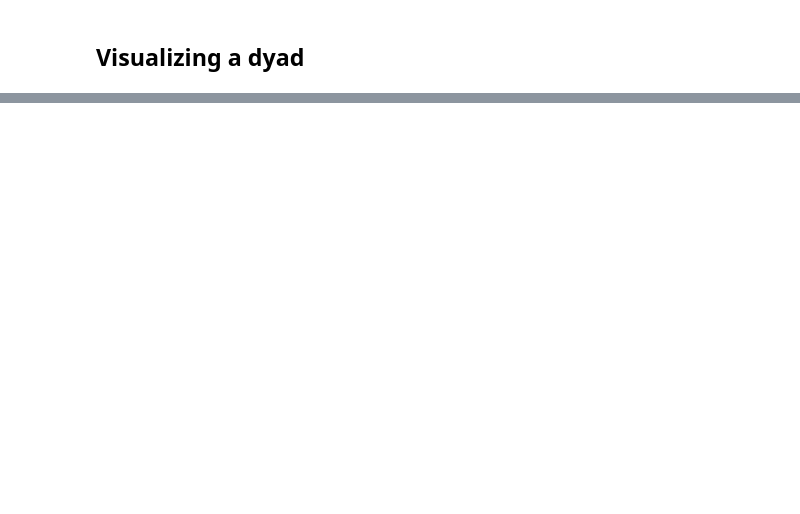
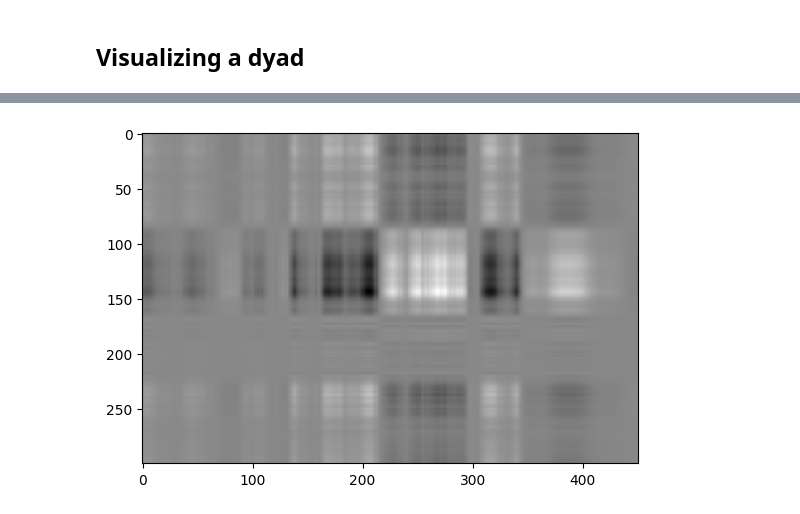
Before and after one commit to Tony3oo3/SMMAI_Lab, a Jupyter notebook: Homework 2/homework.ipynb, the cells around one changed output, grey strips where cells are left out. Cells and saved outputs as stored; diff of their text form; code cells hidden in the pictures; blank space fills up the shorter version.

```diff
--- a/Homework 2/homework.ipynb
+++ b/Homework 2/homework.ipynb
@@ -319,0 +373,5 @@ acc with k = 4: 94.85783424077435 %
+# %%
+plt.imshow(get_ith_dyad(2, svd_m), cmap="gray")
+plt.show()
+# %% [output]
+[figure, added]
```
Also changed, not shown: parts of 28 cells of this notebook.
